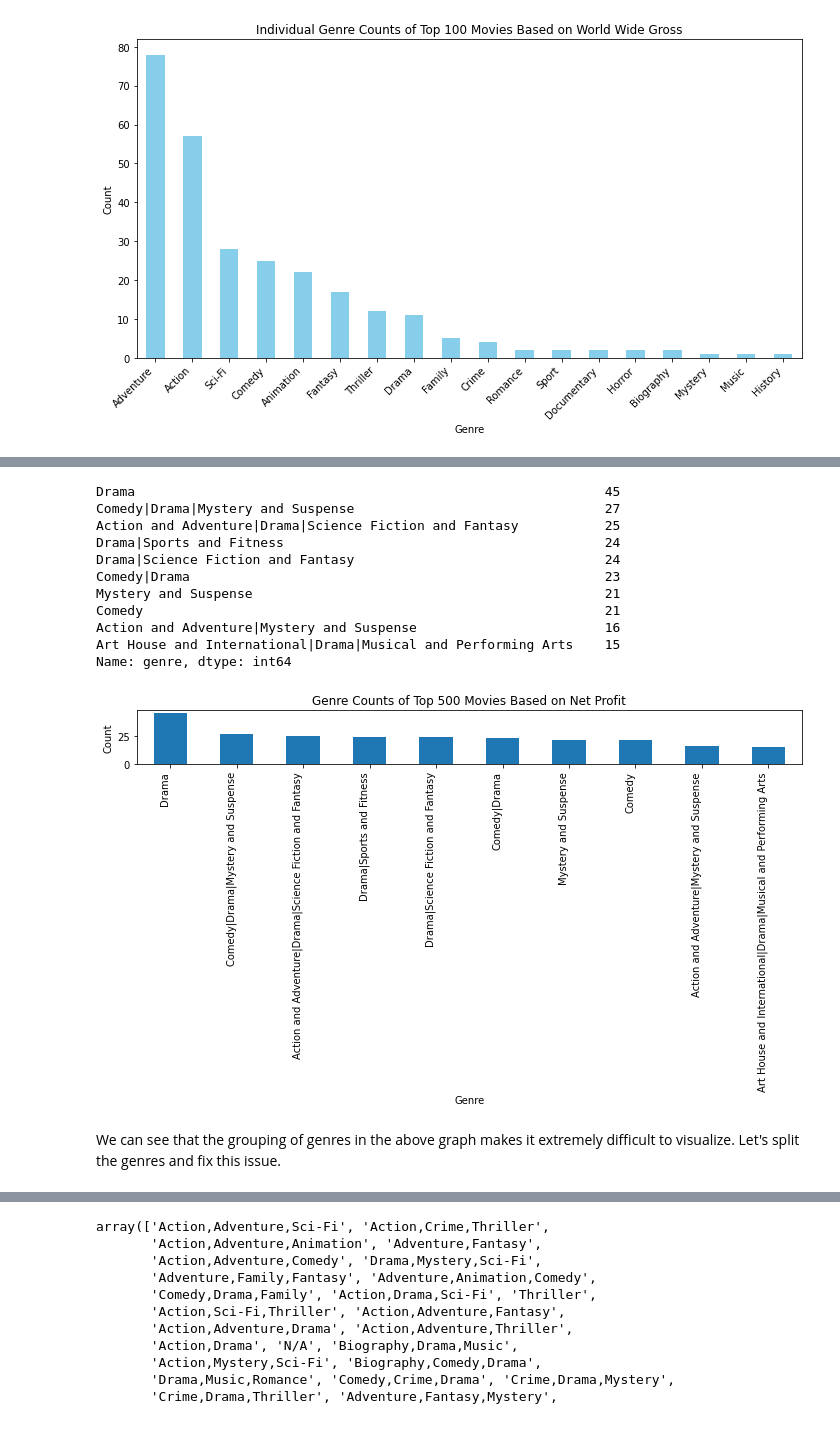
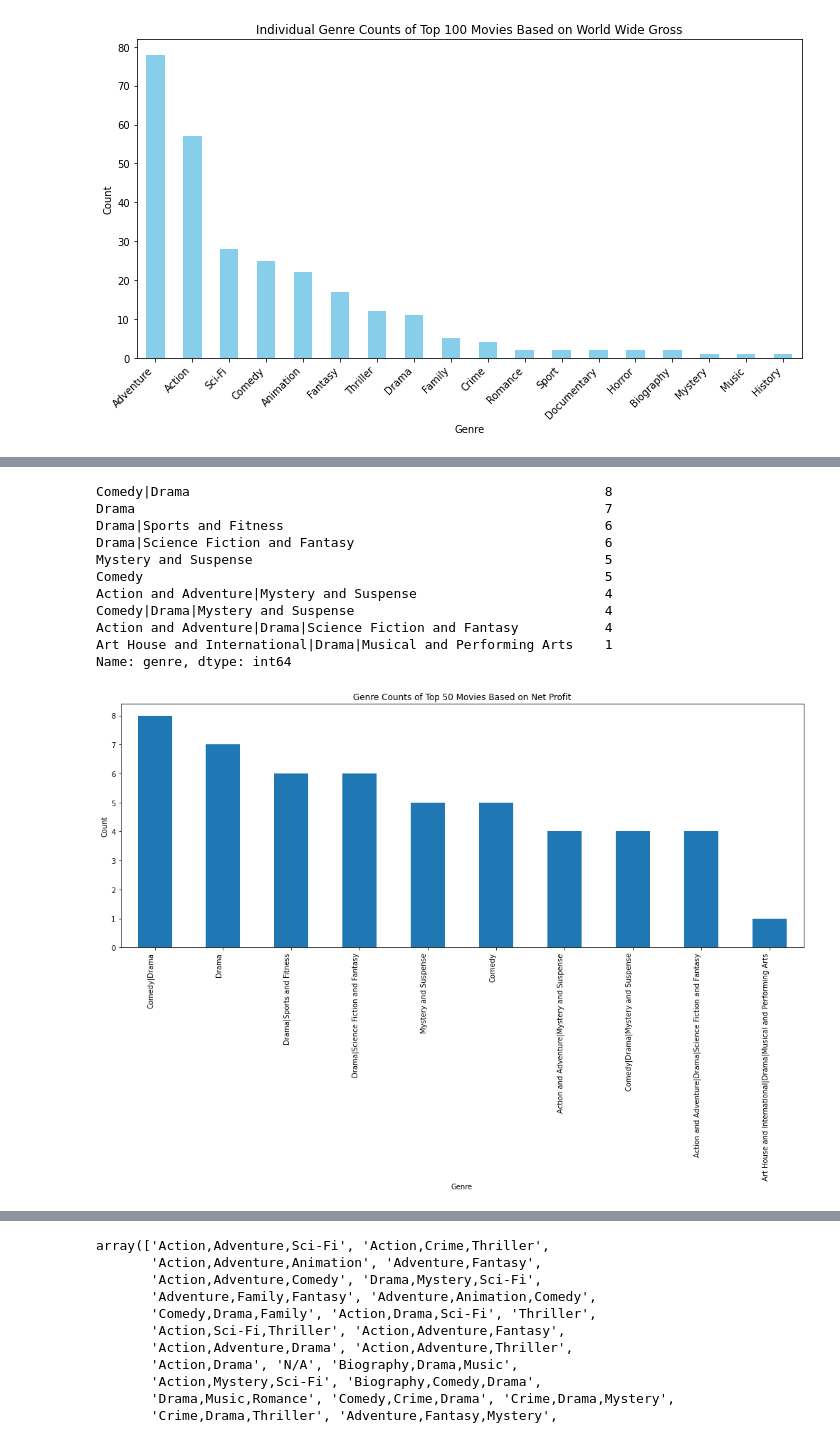
Before and after one commit to AmaniWanene/Project1-Microsoft-EDA, a Jupyter notebook: student.ipynb, the cells around one changed output, grey strips where cells are left out. Saved outputs shown, nothing was run; the diff lists cells and outputs as text; code cells hidden in the pictures.

```diff
--- a/student.ipynb
+++ b/student.ipynb
@@ -297,6 +299,8 @@ Data columns (total 12 columns):
  11  studio        121 non-null    object
 dtypes: datetime64[ns](1), int64(1), object(10)
 memory usage: 14.0+ KB
+# %%
+movie_info_df['box_office'] = pd.to_numeric(movie_info_df['box_office'].str.replace(',', ''), errors='coerce')
 # %%
 #fill null values with str'N/A'
 movie_info_df.fillna('N/A',inplace=True)
@@ -324,6 +328 @@ dtypes: datetime64[ns](1), int64(1), object(10)
 memory usage: 14.0+ KB
-# %%
-
-movie_info_df['box_office'] = movie_info_df['box_office'].str.replace(',', '').astype(float)
-
-movie_info_df.info()
@@ -639,5 +622,5 @@ Data columns (total 6 columns):
 dtypes: int64(1), object(5)
 memory usage: 271.2+ KB
 # %%
-movie_budgets_df['release_date'] = pd.to_datetime(movie_budgets_df['release_date'],errors='coerce')
+movie_budgets_df['release_date'] = pd.to_datetime(movie_budgets_df['release_date'])
 # %%
@@ -874,36 +910,34 @@ Info_Budgets_df.head()
 # %%
 
 
-# Extract the top 500 rows
-top_500 = Info_Budgets_df.head(500)
+# Extract the top 50 rows
+top_50 = Info_Budgets_df.head(50)
 
-# Calculate the value counts of 'genre' in the top 500
-genre_counts_top_500 = top_500['genre'].value_counts()
+# Calculate the value counts of 'genre' in the top 50
+genre_counts_top_50 = top_50['genre'].value_counts()
 
 # Display the value counts
-print(genre_counts_top_500)
+print(genre_counts_top_50)
 # %% [output]
-Drama                                                            45
-Comedy|Drama|Mystery and Suspense                                27
-Action and Adventure|Drama|Science Fiction and Fantasy           25
-Drama|Sports and Fitness                                         24
-Drama|Science Fiction and Fantasy                                24
-Comedy|Drama                                                     23
-Mystery and Suspense                                             21
-Comedy                                                           21
-Action and Adventure|Mystery and Suspense                        16
-Art House and International|Drama|Musical and Performing Arts    15
+Comedy|Drama                                                     8
+Drama                                                            7
+Drama|Sports and Fitness                                         6
+Drama|Science Fiction and Fantasy                                6
+Mystery and Suspense                                             5
+Comedy                                                           5
+Action and Adventure|Mystery and Suspense                        4
+Comedy|Drama|Mystery and Suspense                                4
+Action and Adventure|Drama|Science Fiction and Fantasy           4
+Art House and International|Drama|Musical and Performing Arts    1
 Name: genre, dtype: int64
 # %%
-plt.figure(figsize=(10, 6))
-genre_counts_top_500.plot(kind='bar',)
-plt.title('Genre Counts of Top 500 Movies Based on Net Profit')
+plt.figure(figsize=(14, 10))
+genre_counts_top_50.plot(kind='bar',)
+plt.title('Genre Counts of Top 50 Movies Based on Net Profit')
 plt.xlabel('Genre')
 plt.ylabel('Count')
 plt.xticks(rotation=90, ha='right')
 plt.tight_layout()
 plt.show()
 # %% [output]
-[figure, old version]
+[figure, new version]
-# %% [markdown]
-We can see that the grouping of genres in the above graph makes it extremely difficult to visualize. Let's split the genres and fix this issue.
```
Also changed, not shown: parts of 34 cells of this notebook.
